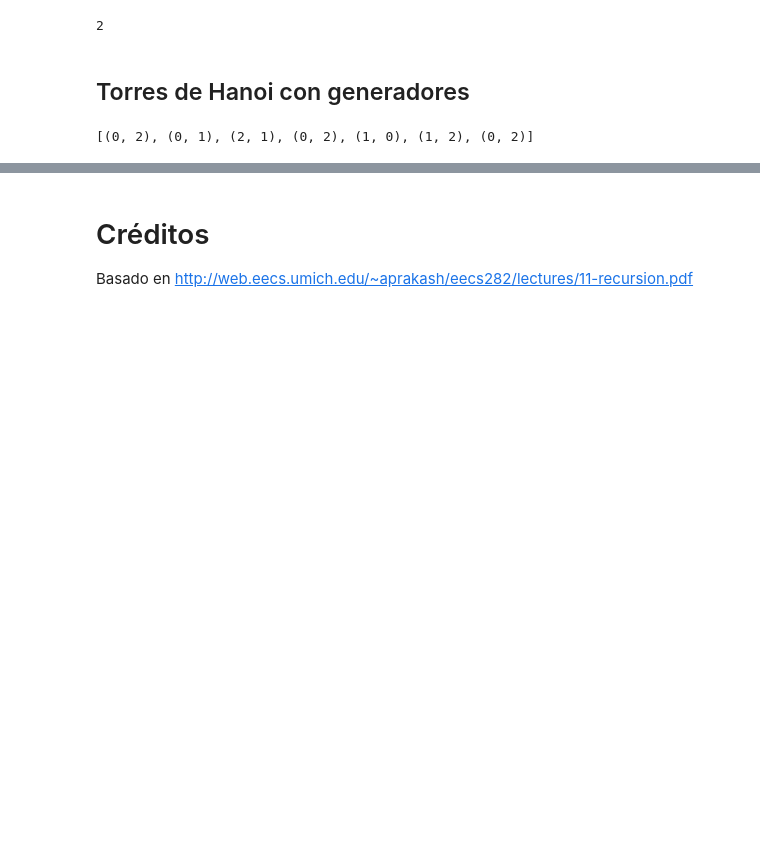
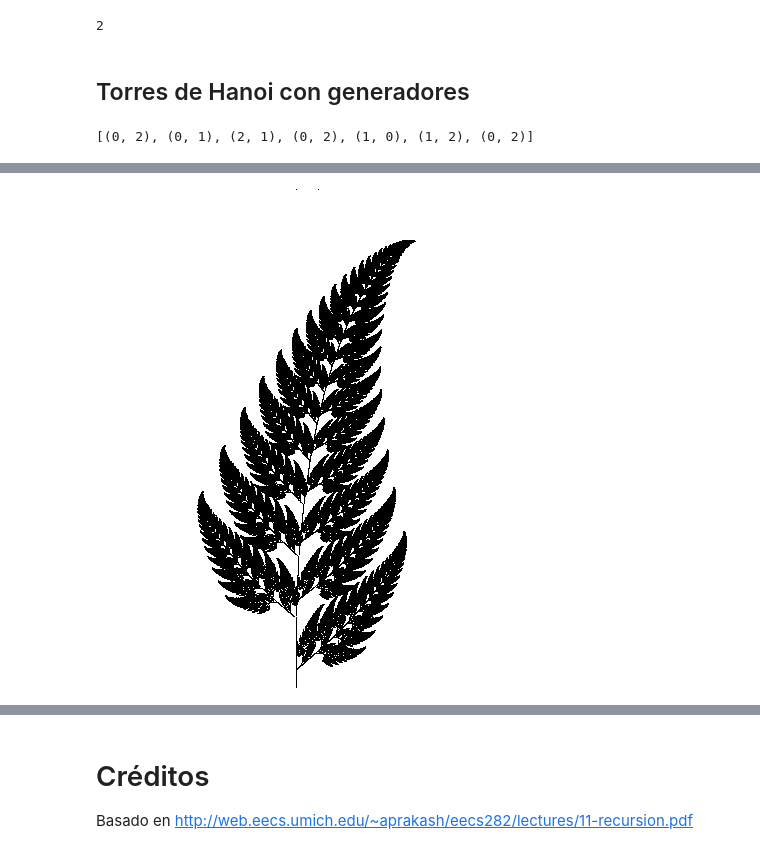
Before and after one commit to FranciscoMoya/informatica-nb, a Jupyter notebook: 6 Divide y vencerás.ipynb, the cells around one changed output, grey strips where cells are left out. Saved outputs shown, nothing was run; the diff lists cells and outputs as text; code cells hidden in the pictures; blank space fills up the shorter version.

```diff
--- a/6 Divide y vencerás.ipynb
+++ b/6 Divide y vencerás.ipynb
@@ -487,0 +508,11 @@ list(hanoi(3))
+# %%
+import PIL.Image
+from io import BytesIO
+import IPython.display
+import numpy as np
+
+def showarray(a):
+    a = np.uint8(np.clip(a * 255, 0, 255))
+    f = BytesIO()
+    PIL.Image.fromarray(a).save(f, 'png')
+    IPython.display.display(IPython.display.Image(data=f.getvalue()))
@@ -487,0 +557,24 @@ list(hanoi(3))
+# %%
+def barnsley_fern(data):
+    height, width = 500, 500
+    img = np.full((height, width),1.)
+    for v in barnsley_points(data['coefs']):
+        y,x = affine_transform(v, data['affine'])
+        img[int(y) % height][int(x) % width] = 0.
+    showarray(img)
+
+def barnsley_points(coefs):
+    v = .5, .0
+    for i in range(1000000):
+        yield v
+        v = barnsley_transform(v, coefs)
+# %%
+helecho1 = {
+    'coefs': (
+        (.01,  .0,   .0,   .0,  .16, .0,  .0),
+        (.85,  .85,  .04, -.04, .85, .0, 1.6),
+        (.07,  .20, -.26,  .23, .22, .0, 1.6),
+        (.07, -.15,  .28,  .26, .24, .0,  .44)
+    ),
+    'affine': (0., -45., 45., 0., 0., 200.)
+}
@@ -487,0 +595,4 @@ list(hanoi(3))
+# %%
+barnsley_fern(helecho1)
+# %% [output]
+[figure, added]
```
Also changed, not shown: parts of 12 cells of this notebook, 2 other files.
